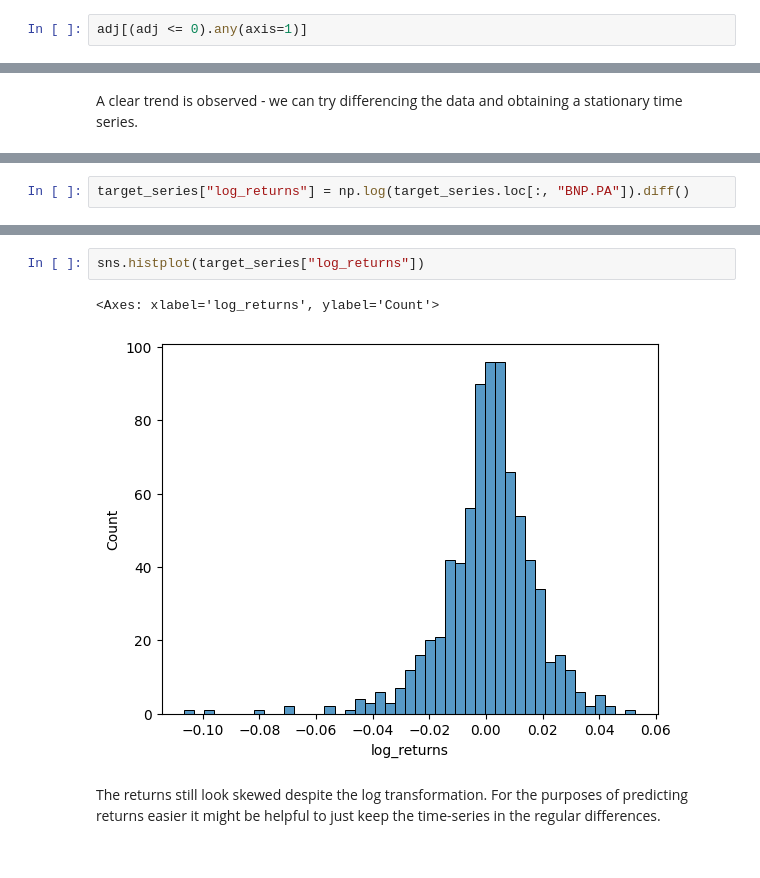
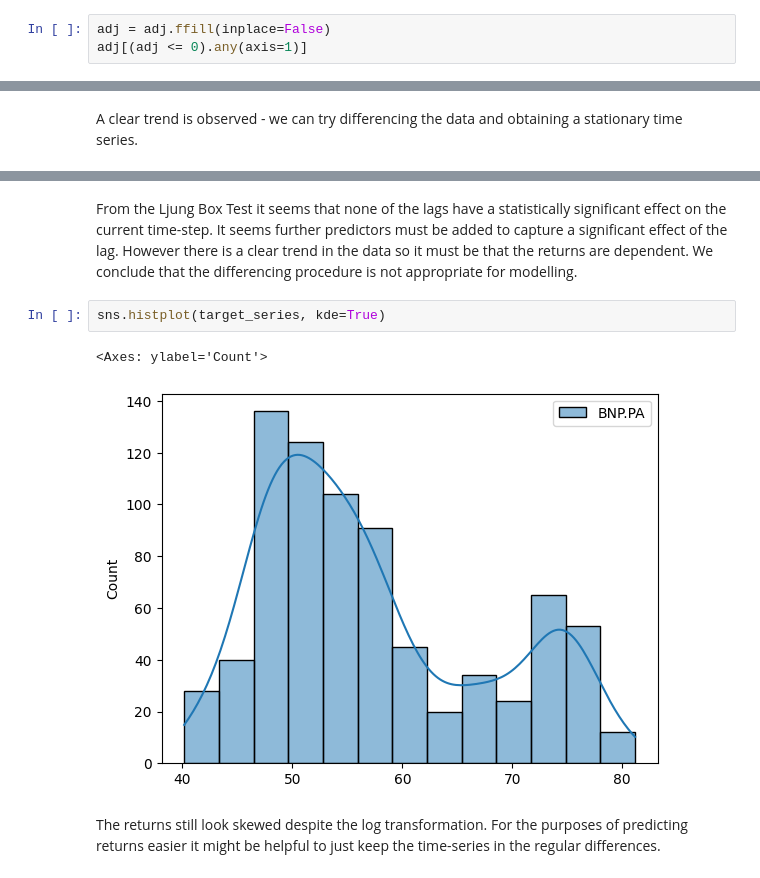
Before and after one commit to thexuanngu/QRT, a Jupyter notebook: example_strategy_backtest.ipynb, the cells around one changed output, grey strips where cells are left out. Cells and saved outputs as stored; diff of their text form.

```diff
--- a/example_strategy_backtest.ipynb
+++ b/example_strategy_backtest.ipynb
@@ -126,6 +93,7 @@ Based on the analysis above - we can identify that the missing values are caused
 
 The next analysis requires us to check that there are no stupid values like 0 or negative values.
 # %%
+adj = adj.ffill(inplace=False)
 adj[(adj <= 0).any(axis=1)]
 # %% [output]
 |  | JPM | GS | MS | BAC | C | UBS | BARC.L | HSBA.L | BNP.PA |
@@ -182,2 +134,0 @@ target_returns.describe()
-# %%
-target_series["log_returns"] = np.log(target_series.loc[:, "BNP.PA"]).diff()
@@ -190,7 +164,9 @@ See the caveats in the documentation: https://pandas.pydata.org/pandas-docs/stab
+# %% [markdown]
+From the Ljung Box Test it seems that none of the lags have a statistically significant effect on the current time-step. It seems further predictors must be added to capture a significant effect of the lag. However there is a clear trend in the data so it must be that the returns are dependent. We conclude that the differencing procedure is not appropriate for modelling.
 # %%
-sns.histplot(target_series["log_returns"])
+sns.histplot(target_series, kde=True)
 # %% [output]
-<Axes: xlabel='log_returns', ylabel='Count'>
+<Axes: ylabel='Count'>
-[figure, old version]
+[figure, new version]
 # %% [markdown]
 The returns still look skewed despite the log transformation. For the purposes of predicting returns easier it might be helpful to just keep the time-series in the regular differences.
```
Also changed, not shown: parts of 29 cells of this notebook.
